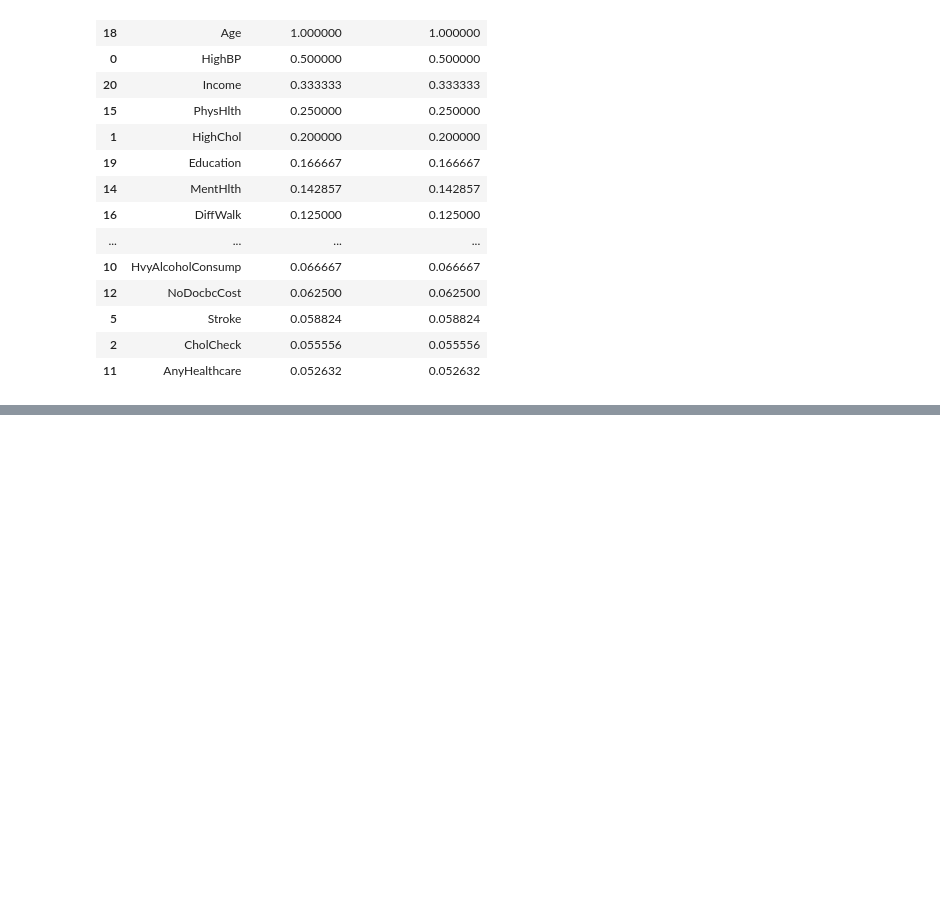
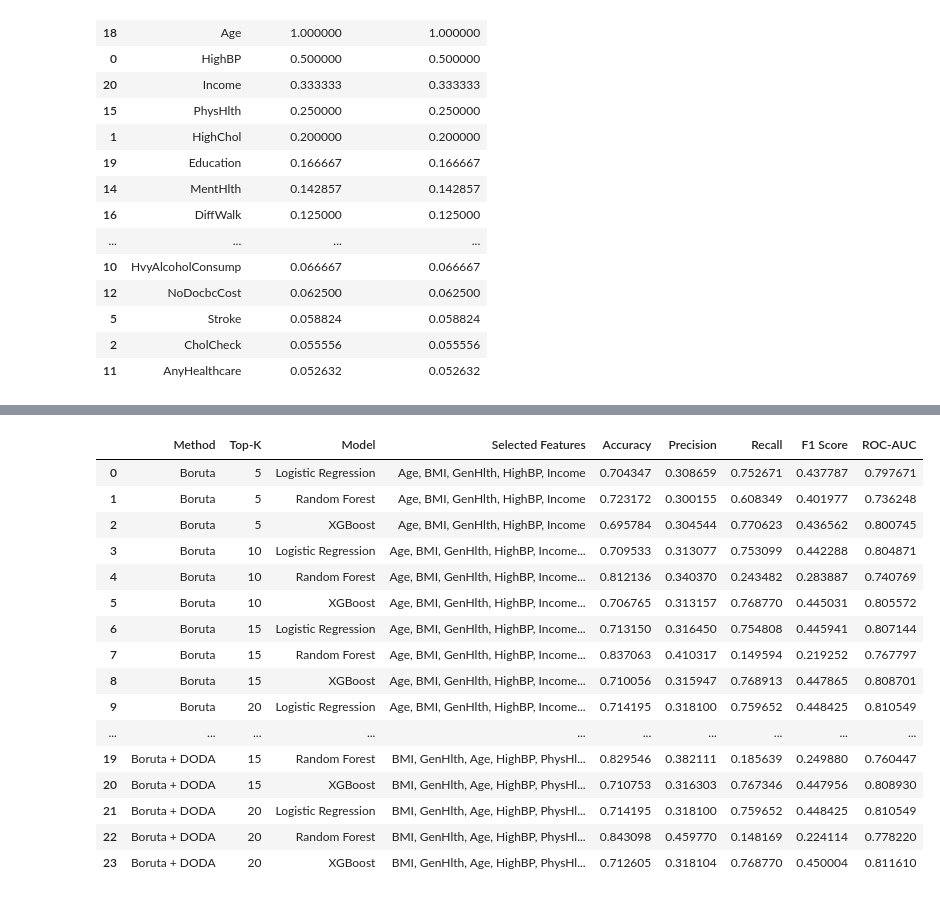
Before and after one commit to anandha-3679/msc_research, a Jupyter notebook: notebooks/anandha/Diabetes/diabetes_boruta.ipynb, the cells around one changed output, grey strips where cells are left out. Saved outputs shown, nothing was run; the diff lists cells and outputs as text; code cells hidden in the pictures; blank space fills up the shorter version.

```diff
--- a/notebooks/anandha/Diabetes/diabetes_boruta.ipynb
+++ b/notebooks/anandha/Diabetes/diabetes_boruta.ipynb
@@ -1037,0 +1284,35 @@ MATHEMATICAL SCORES
+# %%
+# =============================================================================
+# COMBINED COMPARISON
+# =============================================================================
+
+comparison_df = pd.concat(
+    [
+        boruta_results_df,
+        boruta_doda_results_df
+    ],
+    ignore_index=True
+)
+
+
+display(
+    comparison_df
+)
+# %% [output]
+|  | Method | Top-K | Model | Selected Features | Accuracy | Precision | Recall | F1 Score | ROC-AUC |
+| 0 | Boruta | 5 | Logistic Regression | Age, BMI, GenHlth, HighBP, Income | 0.704347 | 0.308659 | 0.752671 | 0.437787 | 0.797671 |
+| 1 | Boruta | 5 | Random Forest | Age, BMI, GenHlth, HighBP, Income | 0.723172 | 0.300155 | 0.608349 | 0.401977 | 0.736248 |
+| 2 | Boruta | 5 | XGBoost | Age, BMI, GenHlth, HighBP, Income | 0.695784 | 0.304544 | 0.770623 | 0.436562 | 0.800745 |
+| 3 | Boruta | 10 | Logistic Regression | Age, BMI, GenHlth, HighBP, Income... | 0.709533 | 0.313077 | 0.753099 | 0.442288 | 0.804871 |
+| 4 | Boruta | 10 | Random Forest | Age, BMI, GenHlth, HighBP, Income... | 0.812136 | 0.340370 | 0.243482 | 0.283887 | 0.740769 |
+| 5 | Boruta | 10 | XGBoost | Age, BMI, GenHlth, HighBP, Income... | 0.706765 | 0.313157 | 0.768770 | 0.445031 | 0.805572 |
+| 6 | Boruta | 15 | Logistic Regression | Age, BMI, GenHlth, HighBP, Income... | 0.713150 | 0.316450 | 0.754808 | 0.445941 | 0.807144 |
+| 7 | Boruta | 15 | Random Forest | Age, BMI, GenHlth, HighBP, Income... | 0.837063 | 0.410317 | 0.149594 | 0.219252 | 0.767797 |
+| 8 | Boruta | 15 | XGBoost | Age, BMI, GenHlth, HighBP, Income... | 0.710056 | 0.315947 | 0.768913 | 0.447865 | 0.808701 |
+| 9 | Boruta | 20 | Logistic Regression | Age, BMI, GenHlth, HighBP, Income... | 0.714195 | 0.318100 | 0.759652 | 0.448425 | 0.810549 |
+| ... | ... | ... | ... | ... | ... | ... | ... | ... | ... |
+| 19 | Boruta + DODA | 15 | Random Forest | BMI, GenHlth, Age, HighBP, PhysHl... | 0.829546 | 0.382111 | 0.185639 | 0.249880 | 0.760447 |
+| 20 | Boruta + DODA | 15 | XGBoost | BMI, GenHlth, Age, HighBP, PhysHl... | 0.710753 | 0.316303 | 0.767346 | 0.447956 | 0.808930 |
+| 21 | Boruta + DODA | 20 | Logistic Regression | BMI, GenHlth, Age, HighBP, PhysHl... | 0.714195 | 0.318100 | 0.759652 | 0.448425 | 0.810549 |
+| 22 | Boruta + DODA | 20 | Random Forest | BMI, GenHlth, Age, HighBP, PhysHl... | 0.843098 | 0.459770 | 0.148169 | 0.224114 | 0.778220 |
+| 23 | Boruta + DODA | 20 | XGBoost | BMI, GenHlth, Age, HighBP, PhysHl... | 0.712605 | 0.318104 | 0.768770 | 0.450004 | 0.811610 |
```
Also changed, not shown: parts of 8 cells of this notebook.
